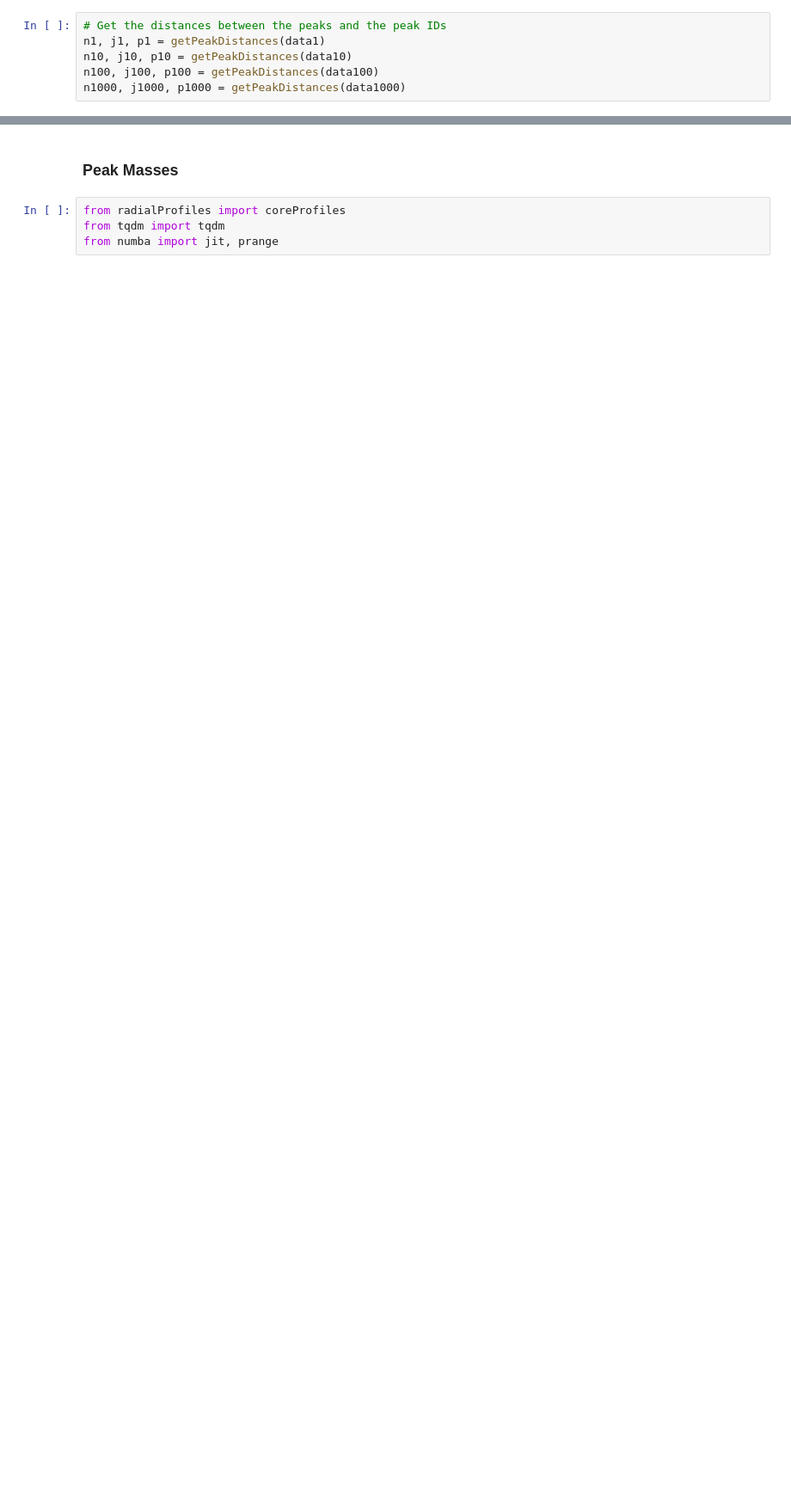
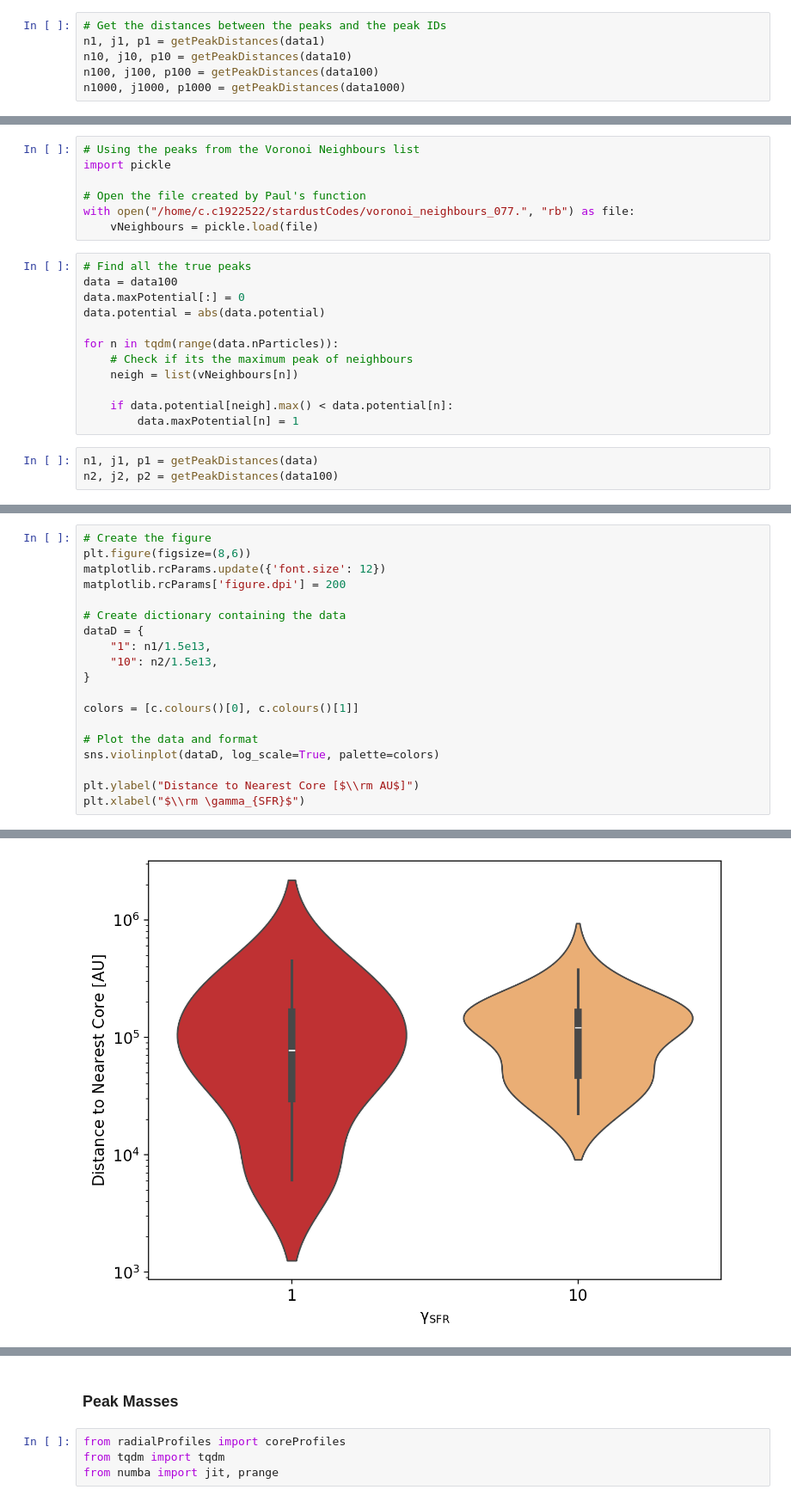
Before and after one commit to clonematthew/stardustCodes, a Jupyter notebook: fragmentation.ipynb, the cells around one changed output, grey strips where cells are left out. Shown at 86% size. Saved outputs shown, nothing was run; the diff lists cells and outputs as text; blank space fills up the shorter version.

```diff
--- a/fragmentation.ipynb
+++ b/fragmentation.ipynb
@@ -77,0 +146,22 @@ Text(0.5, 0, '$\\rm \\gamma_{SFR}$')
+# %%
+# Using the peaks from the Voronoi Neighbours list
+import pickle
+
+# Open the file created by Paul's function
+with open("/home/c.c1922522/stardustCodes/voronoi_neighbours_077.", "rb") as file:
+    vNeighbours = pickle.load(file)
+# %%
+# Find all the true peaks
+data = data100
+data.maxPotential[:] = 0
+data.potential = abs(data.potential)
+
+for n in tqdm(range(data.nParticles)):
+    # Check if its the maximum peak of neighbours
+    neigh = list(vNeighbours[n])
+
+    if data.potential[neigh].max() < data.potential[n]:
+        data.maxPotential[n] = 1
+# %%
+n1, j1, p1 = getPeakDistances(data)
+n2, j2, p2 = getPeakDistances(data100)
@@ -77,0 +172,20 @@ Text(0.5, 0, '$\\rm \\gamma_{SFR}$')
+# %%
+# Create the figure
+plt.figure(figsize=(8,6))
+matplotlib.rcParams.update({'font.size': 12})
+matplotlib.rcParams['figure.dpi'] = 200
+
+# Create dictionary containing the data
+dataD = {
+    "1": n1/1.5e13,
+    "10": n2/1.5e13,
+}
+
+colors = [c.colours()[0], c.colours()[1]]
+
+# Plot the data and format
+sns.violinplot(dataD, log_scale=True, palette=colors)
+
+plt.ylabel("Distance to Nearest Core [$\\rm AU$]")
+plt.xlabel("$\\rm \gamma_{SFR}$")
+# %% [output]
@@ -77,0 +193 @@ Text(0.5, 0, '$\\rm \\gamma_{SFR}$')
+[figure, added]
```
Also changed, not shown: parts of 33 cells of this notebook, 2 other files.
